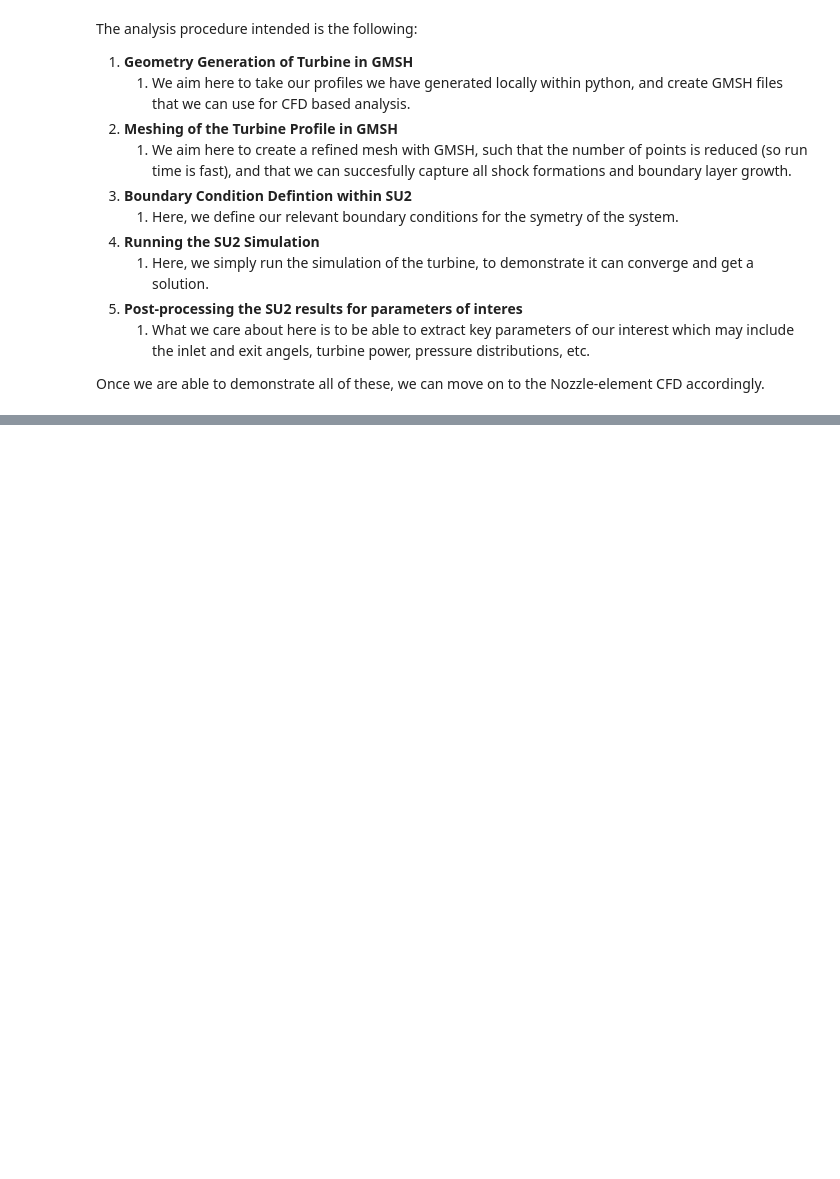
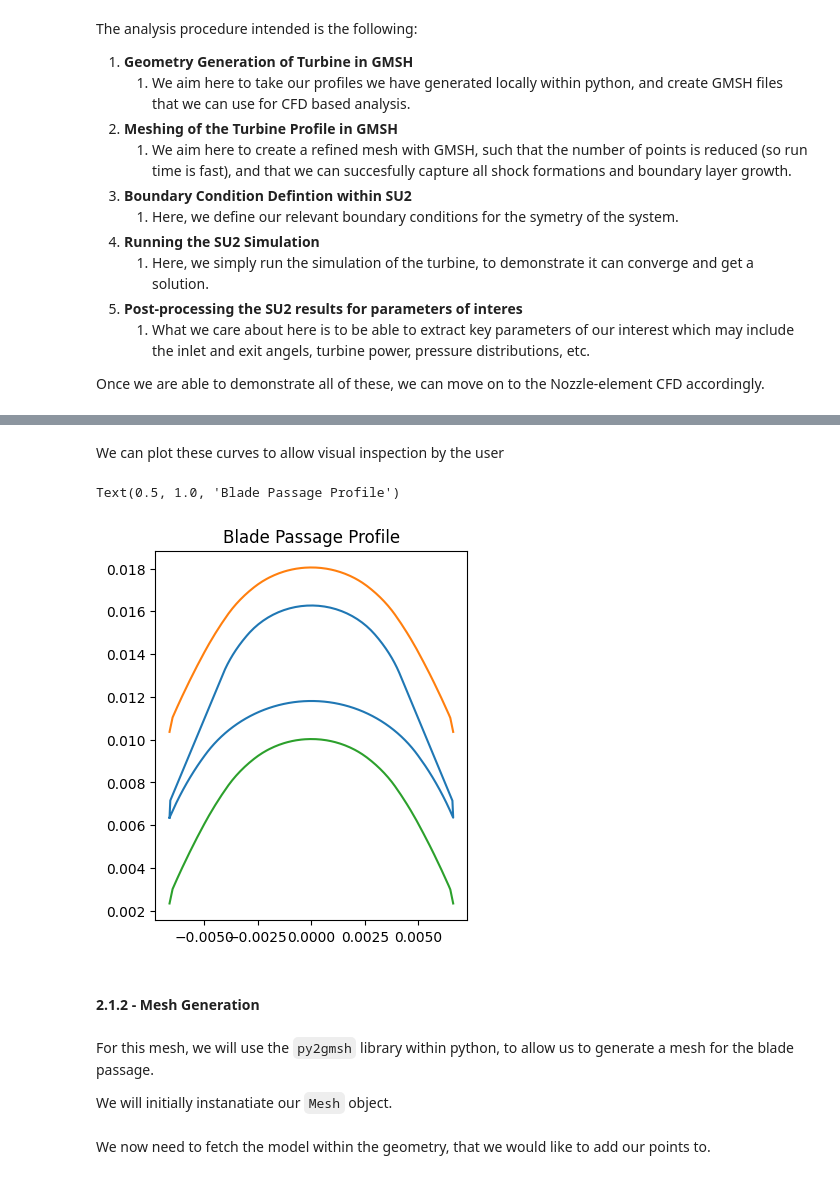
Before and after one commit to Open-Turbopumps/ManRayAndTheDirtyBubble, a Jupyter notebook: fluidics/turbine/turbine_cfd.ipynb, the cells around one changed output, grey strips where cells are left out. Saved outputs shown, nothing was run; the diff lists cells and outputs as text; code cells hidden in the pictures; blank space fills up the shorter version.

```diff
--- a/fluidics/turbine/turbine_cfd.ipynb
+++ b/fluidics/turbine/turbine_cfd.ipynb
@@ -45,0 +62,25 @@ Once we are able to demonstrate all of these, we can move on to the Nozzle-eleme
+# %%
+blade = pd.read_csv("blade.txt", delimiter="\t") * 1e-3
+
+upper_bc = pd.read_csv("cfd_upper.txt", delimiter="\t") * 1e-3
+
+lower_bc = pd.read_csv("cfd_lower.txt", delimiter="\t") * 1e-3
+# %% [markdown]
+We can plot these curves to allow visual inspection by the user
+# %%
+fig, ax = plt.subplots()
+
+ax.plot(blade["x"], blade["y"])
+ax.plot(upper_bc["x"], upper_bc["y"])
+ax.plot(lower_bc["x"], lower_bc["y"])
+ax.set_aspect(1)
+ax.set_title("Blade Passage Profile")
+# %% [output]
+Text(0.5, 1.0, 'Blade Passage Profile')
+[figure, added]
+# %% [markdown]
+#### 2.1.2 - Mesh Generation
+# %% [markdown]
+For this mesh, we will use the `py2gmsh` library within python, to allow us to generate a mesh for the blade passage.
+
+We will initially instanatiate our `Mesh` object.
@@ -45,0 +89,2 @@ Once we are able to demonstrate all of these, we can move on to the Nozzle-eleme
+# %% [markdown]
+We now need to fetch the model within the geometry, that we would like to add our points to.
```
Also changed, not shown: parts of 19 cells of this notebook, 13 other files.
